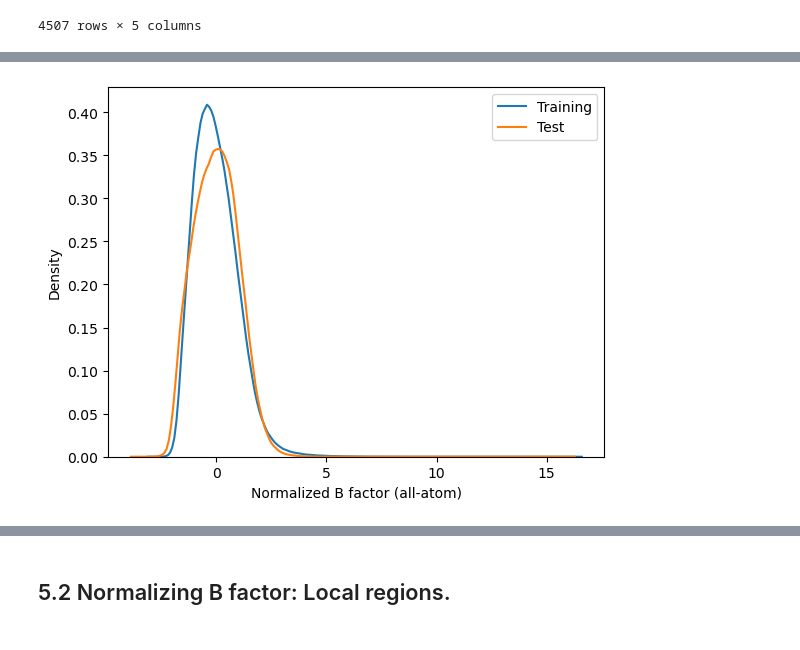
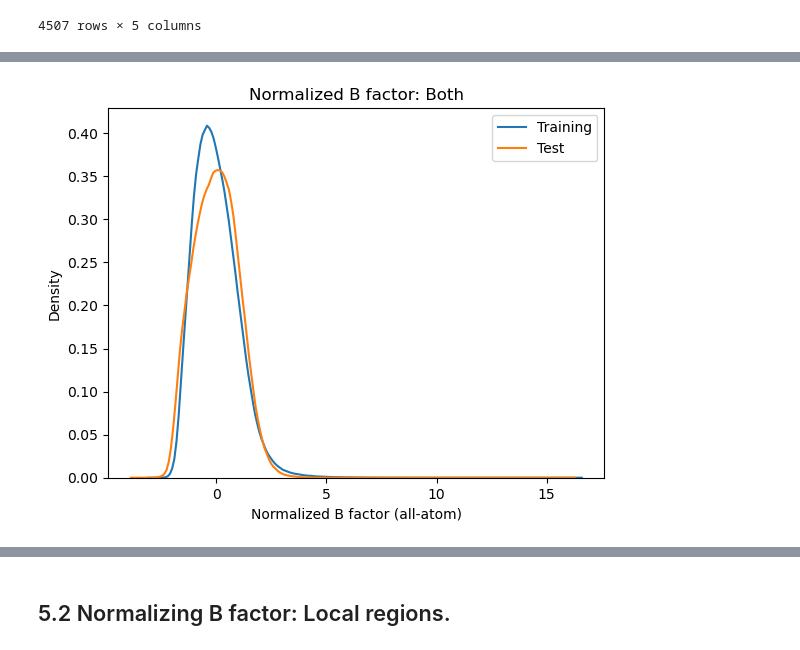
Before and after one commit to Wankowicz-Lab/water_knowledge, a Jupyter notebook: water_data_analysis/5_normalized_Bfactor.ipynb, the cells around one changed output, grey strips where cells are left out. Cells and saved outputs as stored; diff of their text form; code cells hidden in the pictures.

```diff
--- a/water_data_analysis/5_normalized_Bfactor.ipynb
+++ b/water_data_analysis/5_normalized_Bfactor.ipynb
@@ -331,13 +311,14 @@ plt.savefig('figures/5_normB_All_test.png', dpi=200)
 # %%
 # Normalized B-factors of all PDB. BOTH.
 x_label = 'Normalized B factor (all-atom)'
 flat = [a for structure in df_wat_train.norm_b_fac.values for a in structure]
 flat2 = [a for structure in df_wat_test.norm_b_fac.values for a in structure]
 df = pd.DataFrame(flat, columns=[x_label])
 df2 = pd.DataFrame(flat2, columns=[x_label])
 sns.kdeplot(df, x=x_label, label='Training')
 sns.kdeplot(df2, x=x_label, label='Test')
 plt.legend()
+plt.title('Normalized B factor: Both')
 plt.savefig('figures/5_normB_All_both.png', dpi=200)
 # %% [output]
-[figure, old version]
+[figure, new version]
```
Also changed, not shown: parts of 14 cells of this notebook, 1 other file.
